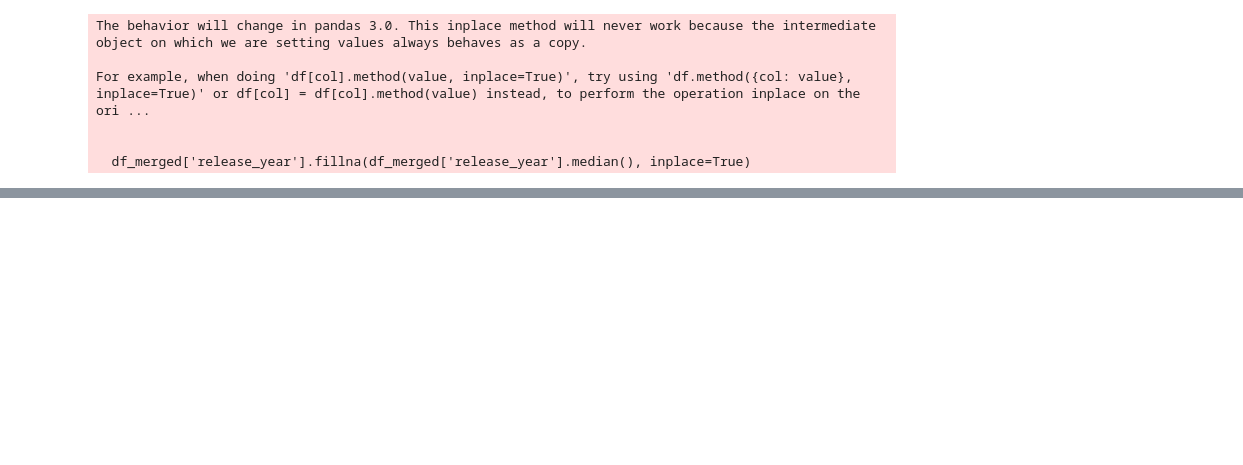
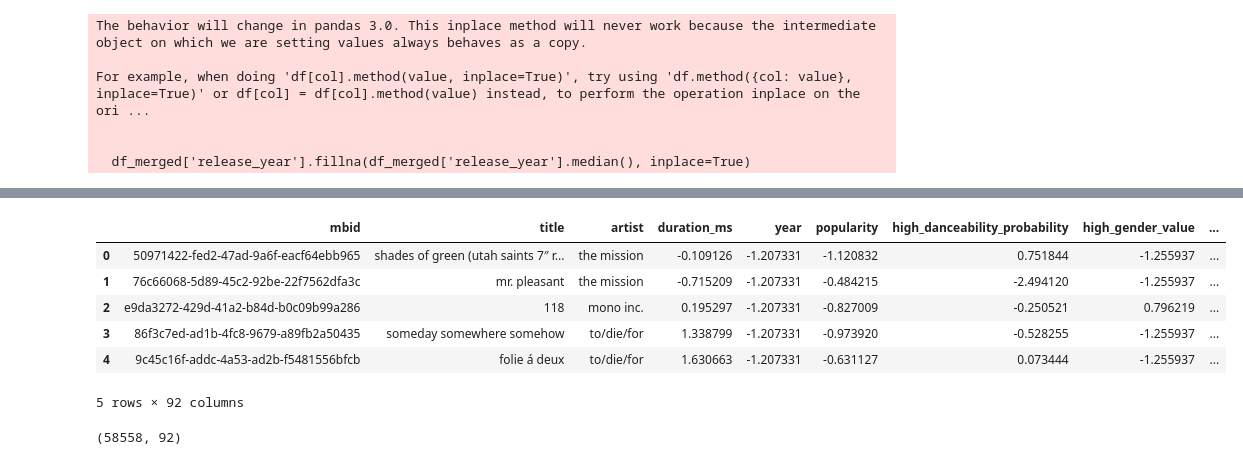
Before and after one commit to PolloDK/HitSpell, a Jupyter notebook: 01_preprocesamiento_andrea.ipynb, the cells around one changed output, grey strips where cells are left out. Saved outputs shown, nothing was run; the diff lists cells and outputs as text; code cells hidden in the pictures; blank space fills up the shorter version.

```diff
--- a/01_preprocesamiento_andrea.ipynb
+++ b/01_preprocesamiento_andrea.ipynb
@@ -745,0 +756,11 @@ plt.show()
+# %%
+df_merged.drop(columns=["audio_md5_encoded"], inplace=True)
+df_merged.head()
+# %% [output]
+|  | mbid | title | artist | duration_ms | year | popularity | high_danceability_probability | high_gender_value | ... |
+| 0 | 50971422-fed2-47ad-9a6f-eacf64ebb965 | shades of green (utah saints 7″ r... | the mission | -0.109126 | -1.207331 | -1.120832 | 0.751844 | -1.255937 | ... |
+| 1 | 76c66068-5d89-45c2-92be-22f7562dfa3c | mr. pleasant | the mission | -0.715209 | -1.207331 | -0.484215 | -2.494120 | -1.255937 | ... |
+| 2 | e9da3272-429d-41a2-b84d-b0c09b99a286 | 118 | mono inc. | 0.195297 | -1.207331 | -0.827009 | -0.250521 | 0.796219 | ... |
+| 3 | 86f3c7ed-ad1b-4fc8-9679-a89fb2a50435 | someday somewhere somehow | to/die/for | 1.338799 | -1.207331 | -0.973920 | -0.528255 | -1.255937 | ... |
+| 4 | 9c45c16f-addc-4a53-ad2b-f5481556bfcb | folie á deux | to/die/for | 1.630663 | -1.207331 | -0.631127 | 0.073444 | -1.255937 | ... |
+5 rows × 92 columns
@@ -745,0 +769,4 @@ plt.show()
+# %%
+df_merged.shape
+# %% [output]
+(58558, 92)
```
Also changed, not shown: parts of 28 cells of this notebook.
